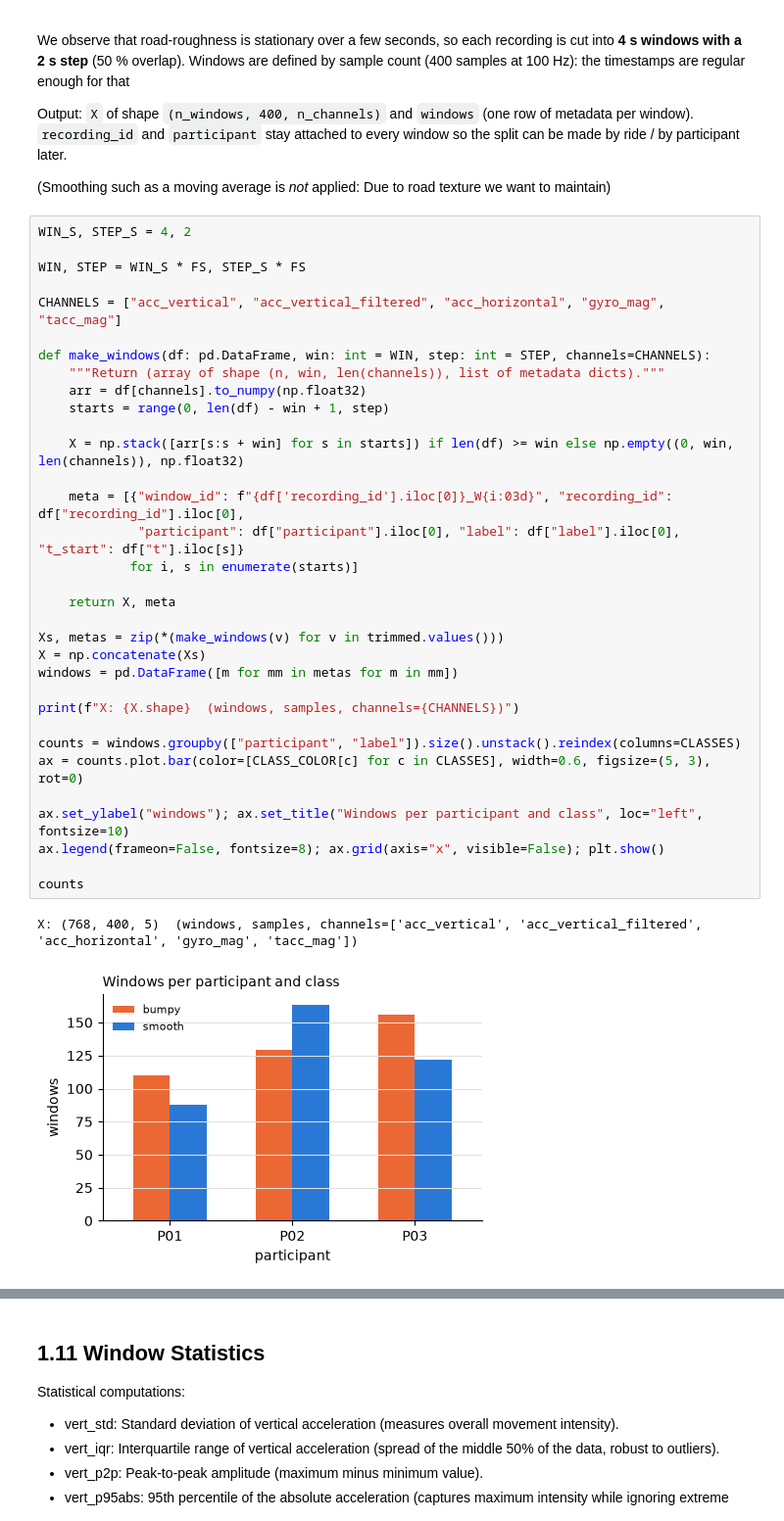
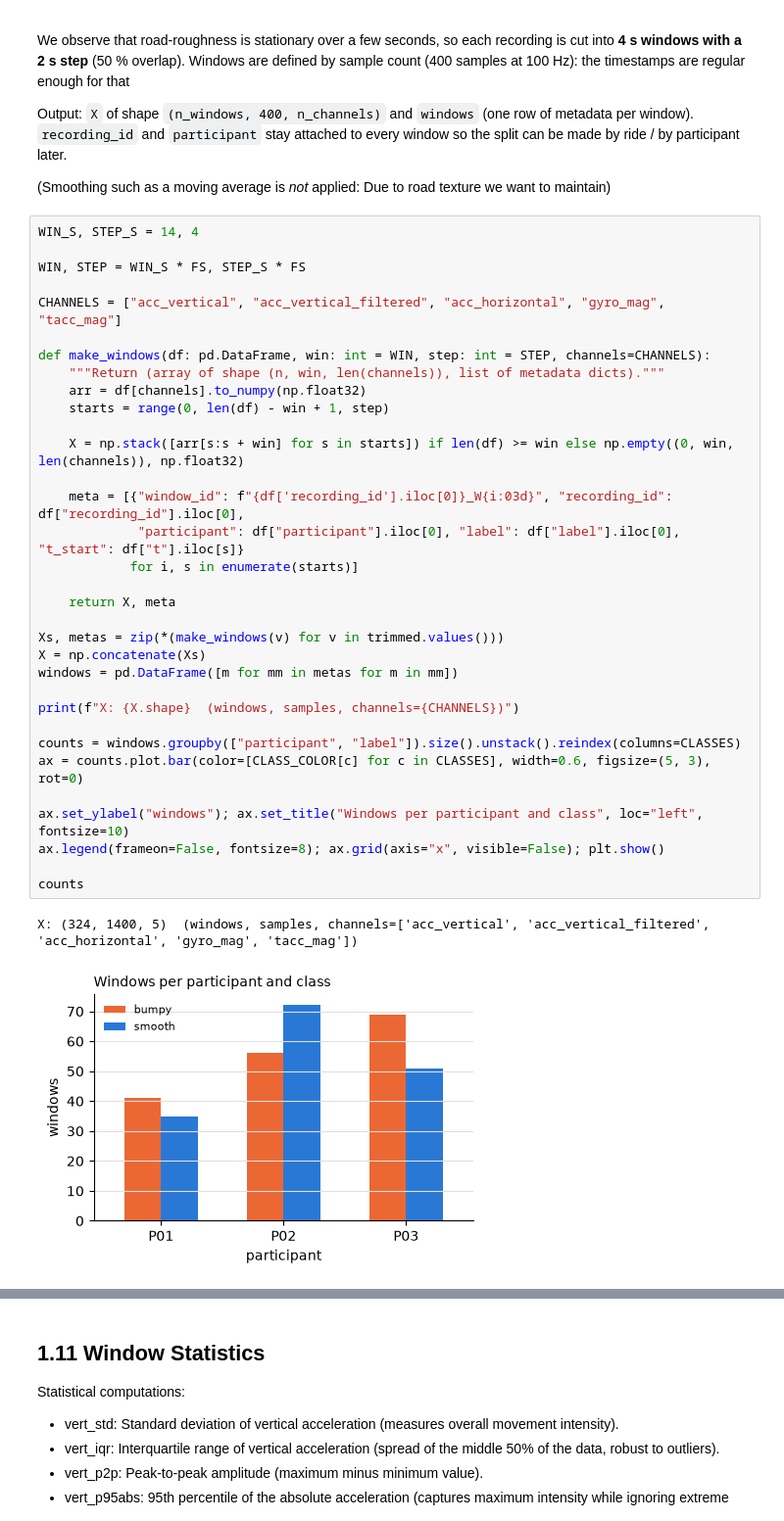
Before and after one commit to kostasparma/Machine_Learning_for_rides, a Jupyter notebook: group19.ipynb, the cells around one changed output, grey strips where cells are left out. Shown at 98% size. Cells and saved outputs as stored; diff of their text form.

Commit message:
Latest updates, add comparison analysis and change windowing

```diff
--- a/group19.ipynb
+++ b/group19.ipynb
@@ -529,40 +529,40 @@ Output: `X` of shape `(n_windows, 400, n_channels)` and `windows` (one row of me
 
 (Smoothing such as a moving average is *not* applied: Due to road texture we want to maintain)
 # %%
-WIN_S, STEP_S = 4, 2
+WIN_S, STEP_S = 14, 4
 
 WIN, STEP = WIN_S * FS, STEP_S * FS
 
 CHANNELS = ["acc_vertical", "acc_vertical_filtered", "acc_horizontal", "gyro_mag", "tacc_mag"]
 
 def make_windows(df: pd.DataFrame, win: int = WIN, step: int = STEP, channels=CHANNELS):
     """Return (array of shape (n, win, len(channels)), list of metadata dicts)."""
     arr = df[channels].to_numpy(np.float32)
     starts = range(0, len(df) - win + 1, step)
 
     X = np.stack([arr[s:s + win] for s in starts]) if len(df) >= win else np.empty((0, win, len(channels)), np.float32)
 
     meta = [{"window_id": f"{df['recording_id'].iloc[0]}_W{i:03d}", "recording_id": df["recording_id"].iloc[0],
              "participant": df["participant"].iloc[0], "label": df["label"].iloc[0], "t_start": df["t"].iloc[s]}
             for i, s in enumerate(starts)]
 
     return X, meta
 
 Xs, metas = zip(*(make_windows(v) for v in trimmed.values()))
 X = np.concatenate(Xs)
 windows = pd.DataFrame([m for mm in metas for m in mm])
 
 print(f"X: {X.shape}  (windows, samples, channels={CHANNELS})")
 
 counts = windows.groupby(["participant", "label"]).size().unstack().reindex(columns=CLASSES)
 ax = counts.plot.bar(color=[CLASS_COLOR[c] for c in CLASSES], width=0.6, figsize=(5, 3), rot=0)
 
 ax.set_ylabel("windows"); ax.set_title("Windows per participant and class", loc="left", fontsize=10)
 ax.legend(frameon=False, fontsize=8); ax.grid(axis="x", visible=False); plt.show()
 
 counts
 # %% [output]
-X: (768, 400, 5)  (windows, samples, channels=['acc_vertical', 'acc_vertical_filtered', 'acc_horizontal', 'gyro_mag', 'tacc_mag'])
+X: (324, 1400, 5)  (windows, samples, channels=['acc_vertical', 'acc_vertical_filtered', 'acc_horizontal', 'gyro_mag', 'tacc_mag'])
-[figure, old version]
+[figure, new version]
 | label | bumpy | smooth |
 | participant |  |  |
```
Also changed, not shown: parts of 128 cells of this notebook, 42 other files.
